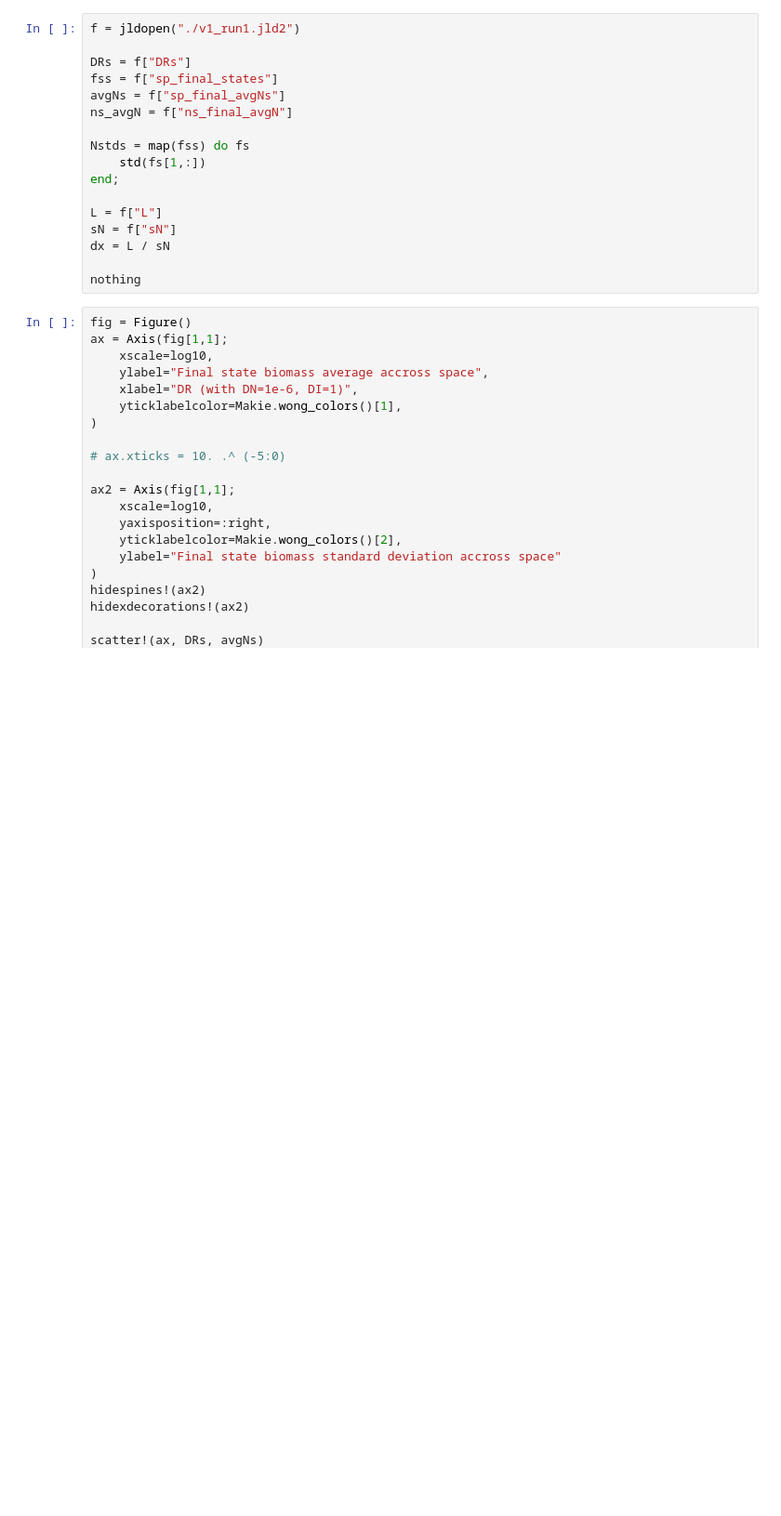
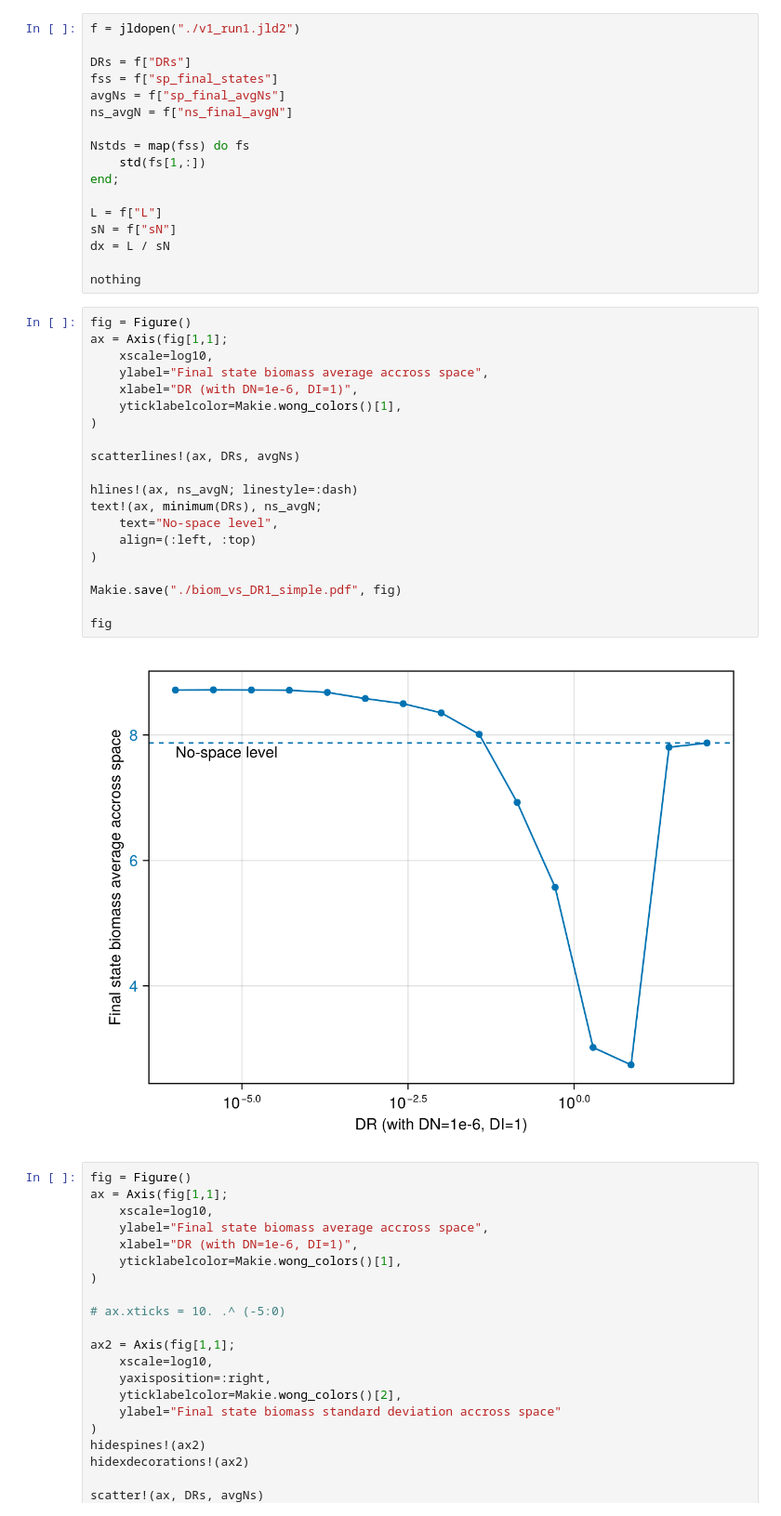
Before and after one commit to kockahonza/SSMC, a Jupyter notebook: cluster_env/runs/mm_v2_biom_wrt_DR/Untitled.ipynb, the cells around one changed output. Shown at 93% size. Drawn from its saved outputs; the diff is of its cells as text; blank space fills up the shorter version.

```diff
--- a/cluster_env/runs/mm_v2_biom_wrt_DR/Untitled.ipynb
+++ b/cluster_env/runs/mm_v2_biom_wrt_DR/Untitled.ipynb
@@ -41,6 +38,28 @@ sN = f["sN"]
 dx = L / sN
 
 nothing
+# %%
+fig = Figure()
+ax = Axis(fig[1,1];
+    xscale=log10,
+    ylabel="Final state biomass average accross space",
+    xlabel="DR (with DN=1e-6, DI=1)",
+    yticklabelcolor=Makie.wong_colors()[1],
+)
+
+scatterlines!(ax, DRs, avgNs)
+
+hlines!(ax, ns_avgN; linestyle=:dash)
+text!(ax, minimum(DRs), ns_avgN;
+    text="No-space level",
+    align=(:left, :top)
+)
+
+Makie.save("./biom_vs_DR1_simple.pdf", fig)
+
+fig
+# %% [output]
+[figure, added]
 # %%
 fig = Figure()
 ax = Axis(fig[1,1];
```
Also changed, not shown: parts of 1 cell of this notebook, 13 other files.
